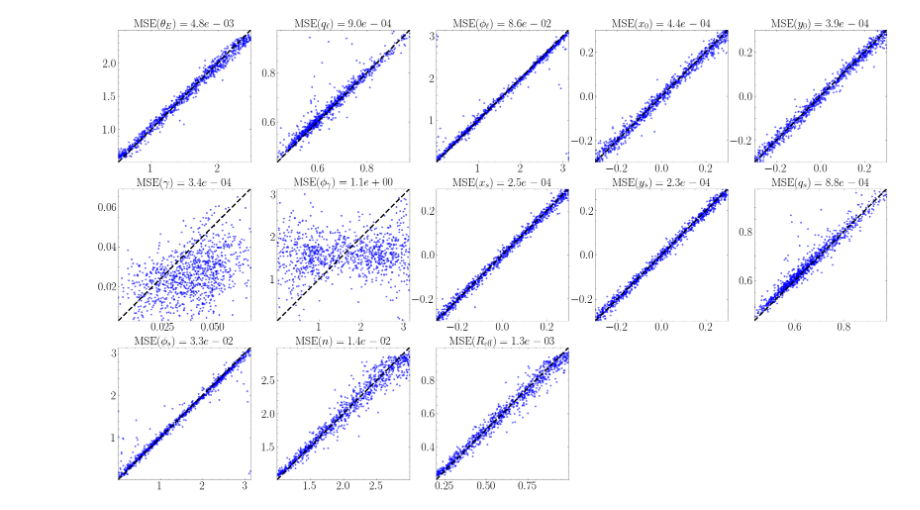
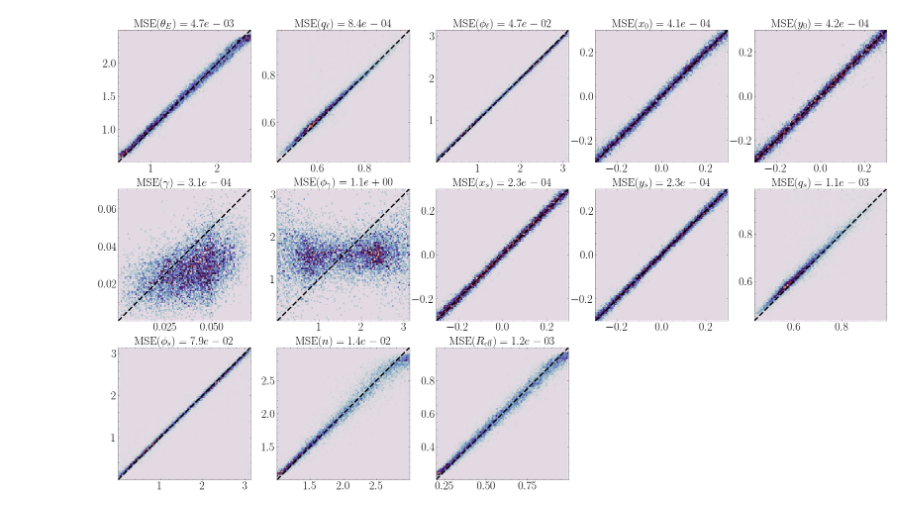
Before and after one commit to AlexandreAdam/Sersic_SIE_RIM, a Jupyter notebook: notebooks/cnn_results.ipynb, the cells around one changed output. Cells and saved outputs as stored; diff of their text form; code cells hidden in the pictures.

```diff
--- a/notebooks/cnn_results.ipynb
+++ b/notebooks/cnn_results.ipynb
@@ -66,7 +66,7 @@ phys = PhysicalModel(
         sersic_i_eff=100
 )
 # %%
-N = 1000
+N = 10000
 B = 10
 
 true = []
@@ -81,21 +85,22 @@ pred = np.concatenate(pred, axis=0)
 # %%
 titles = [r"$\theta_E$", r"$q_\ell$", r"$\phi_\ell$", r"$x_0$", r"$y_0$", r"$\gamma$", r"$\phi_\gamma$", r"$x_s$", r"$y_s$", r"$q_s$", r"$\phi_s$", r"$n$", r"$R_{\mathrm{eff}}$"]
 titles2 = [r"\theta_E", r"q_\ell", r"\phi_\ell", r"x_0", r"y_0", r"\gamma", r"\phi_\gamma", r"x_s", r"y_s", r"q_s", r"\phi_s", r"n", r"R_{\mathrm{eff}}"]
 
 fig, axs = plt.subplots(3, 5, figsize=(30, 18))
 
 for i in range(3):
     for j in range(5):
         k = 5 * i + j
         if k < 13:
-            axs[i, j].plot(true[:, k], pred[:, k], "b.", alpha=0.5)
+#             axs[i, j].plot(true[:, k], pred[:, k], "b.", alpha=0.5)
             x_max = true[:, k].max()
             x_min = true[:, k].min()
+            axs[i, j].hexbin(true[:, k], pred[:, k], cmap="twilight", extent=[x_min, x_max]*2)
             axs[i, j].plot((x_min, x_max), (x_min, x_max), "k--", lw=3)
             axs[i, j].set_title(r"$\mathrm{MSE}(%s) = %.1e$" % (titles2[k], np.mean((true[:, k] - pred[:, k])**2)))
             axs[i, j].set_xlim(x_min, x_max)
             axs[i, j].set_ylim(x_min, x_max)
         if k >= 13:
             axs[i, j].axis("off")
 # %% [output]
-[figure, old version]
+[figure, new version]
```
Also changed, not shown: parts of 6 cells of this notebook, 3 other files.
